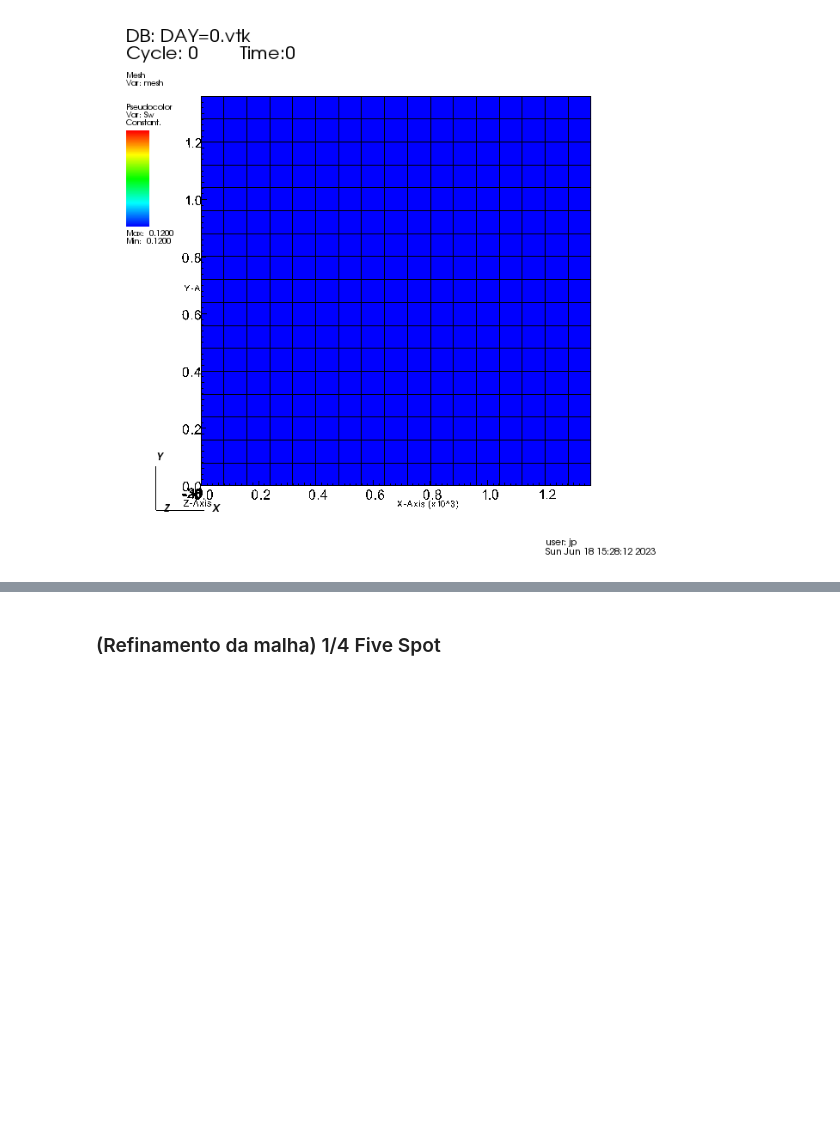
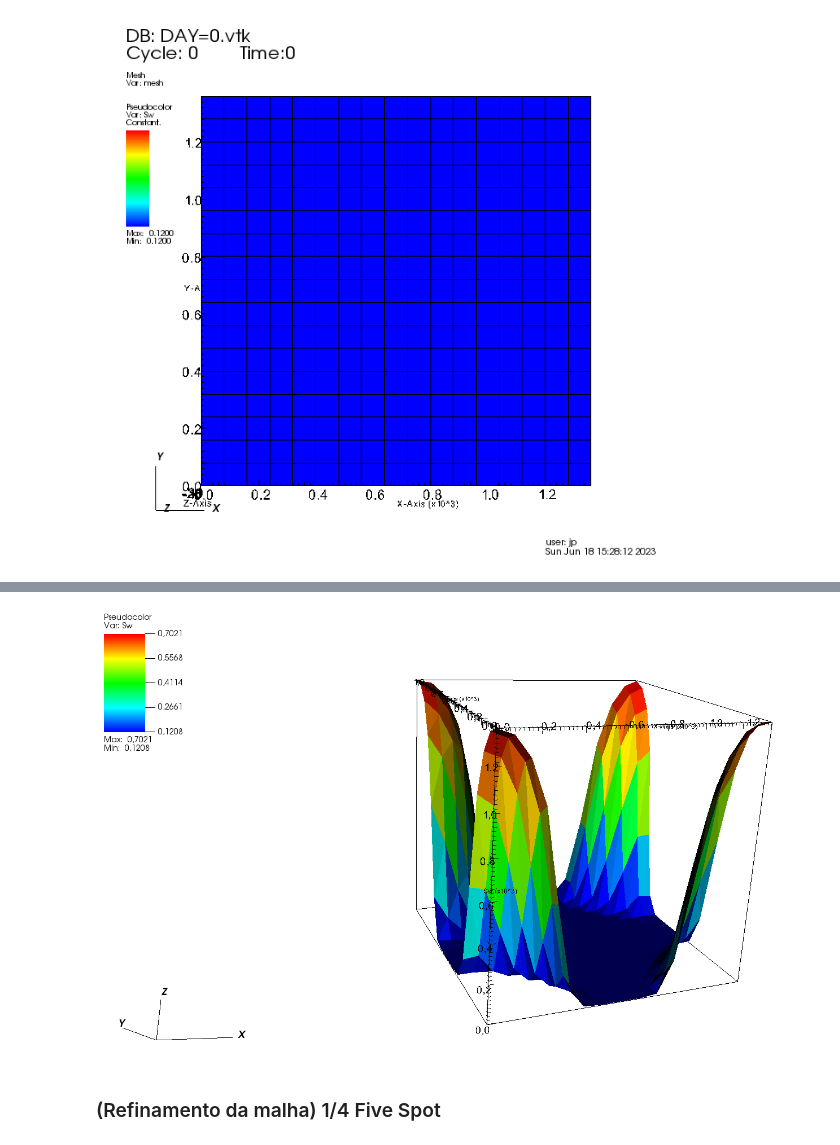
Before and after one commit to jpra2/matlab_mestrado, a Jupyter notebook: simulacao_reserv/teste1/plot_data_iter.ipynb, the cells around one changed output, grey strips where cells are left out. Cells and saved outputs as stored; diff of their text form; code cells hidden in the pictures; blank space fills up the shorter version.

```diff
--- a/simulacao_reserv/teste1/plot_data_iter.ipynb
+++ b/simulacao_reserv/teste1/plot_data_iter.ipynb
@@ -344,3 +371,11 @@ display.Image(path, width=600)
+# %%
+#saturacao de agua em 1095 dias
+from IPython import display
+base18_path = os.path.join(data_cases_path, 'base18')
+path = os.path.join(base18_path, 'Sw_3D_D_1095.png')
+display.Image(path, width=800)
+# %% [output]
+[figure, added]
 # %% [markdown]
 ### (Refinamento da malha) 1/4 Five Spot
 # %%
```
Also changed, not shown: parts of 5 cells of this notebook, 5 other files.
